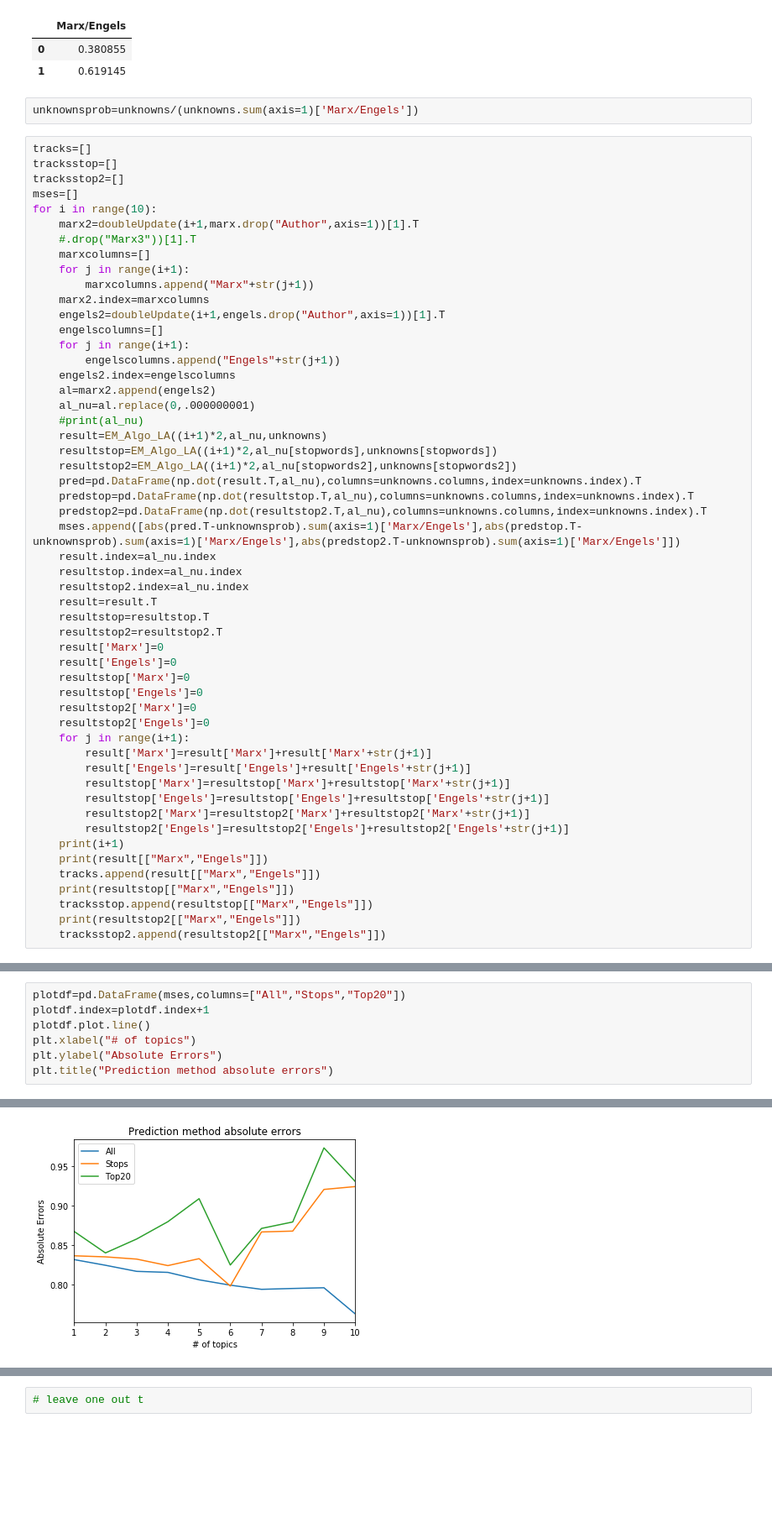
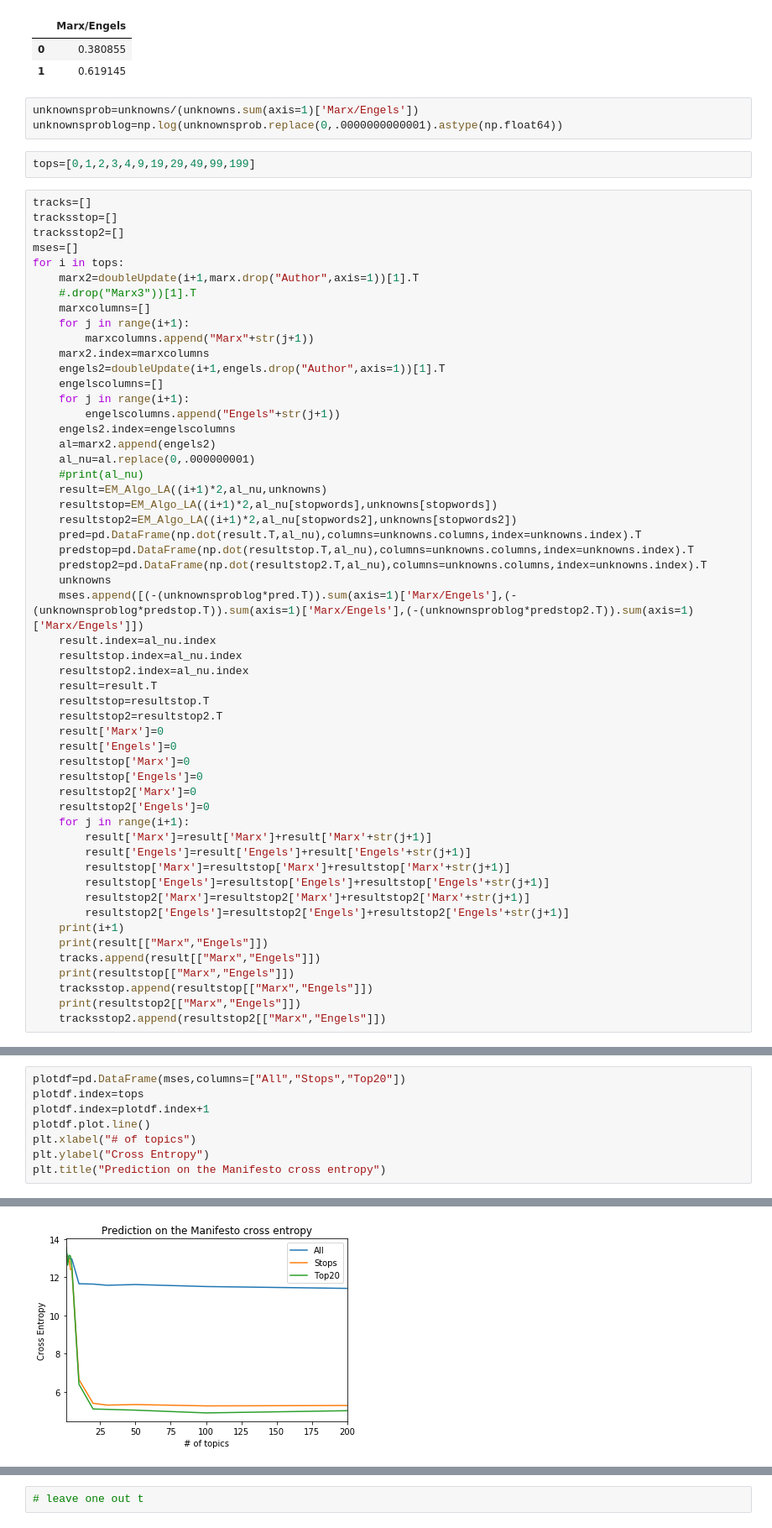
Before and after one commit to mikehalverson11/SeniorProject, a Jupyter notebook: Marxism.ipynb, the cells around one changed output, grey strips where cells are left out. Shown at 84% size. Saved outputs shown, nothing was run; the diff lists cells and outputs as text; blank space fills up the shorter version.

```diff
--- a/Marxism.ipynb
+++ b/Marxism.ipynb
@@ -442,12 +442,15 @@ EM_Algo_LA(2,marxtop.append(engtop).replace(0,.0000001)[stopwords],unknowns[stop
 | 1 | 0.619145 |
 # %%
 unknownsprob=unknowns/(unknowns.sum(axis=1)['Marx/Engels'])
+unknownsproblog=np.log(unknownsprob.replace(0,.0000000000001).astype(np.float64))
+# %%
+tops=[0,1,2,3,4,9,19,29,49,99,199]
 # %%
 tracks=[]
 tracksstop=[]
 tracksstop2=[]
 mses=[]
-for i in range(10):
+for i in tops:
     marx2=doubleUpdate(i+1,marx.drop("Author",axis=1))[1].T
     #.drop("Marx3"))[1].T
     marxcolumns=[]
@@ -468,7 +471,8 @@ for i in range(10):
     pred=pd.DataFrame(np.dot(result.T,al_nu),columns=unknowns.columns,index=unknowns.index).T
     predstop=pd.DataFrame(np.dot(resultstop.T,al_nu),columns=unknowns.columns,index=unknowns.index).T
     predstop2=pd.DataFrame(np.dot(resultstop2.T,al_nu),columns=unknowns.columns,index=unknowns.index).T
-    mses.append([abs(pred.T-unknownsprob).sum(axis=1)['Marx/Engels'],abs(predstop.T-unknownsprob).sum(axis=1)['Marx/Engels'],abs(predstop2.T-unknownsprob).sum(axis=1)['Marx/Engels']])
+    unknowns
+    mses.append([(-(unknownsproblog*pred.T)).sum(axis=1)['Marx/Engels'],(-(unknownsproblog*predstop.T)).sum(axis=1)['Marx/Engels'],(-(unknownsproblog*predstop2.T)).sum(axis=1)['Marx/Engels']])
     result.index=al_nu.index
     resultstop.index=al_nu.index
     resultstop2.index=al_nu.index
@@ -516,13 +520,14 @@ Marx/Engels    1  4.4088e-28
 # %%
 plotdf=pd.DataFrame(mses,columns=["All","Stops","Top20"])
+plotdf.index=tops
 plotdf.index=plotdf.index+1
 plotdf.plot.line()
 plt.xlabel("# of topics")
-plt.ylabel("Absolute Errors")
-plt.title("Prediction method absolute errors")
+plt.ylabel("Cross Entropy")
+plt.title("Prediction on the Manifesto cross entropy")
 # %% [output]
 <matplotlib.text.Text at 0x...>
-[figure, old version]
+[figure, new version]
 # %%
 data=[]
 engy=[]
```
Also changed, not shown: parts of 29 cells of this notebook.
